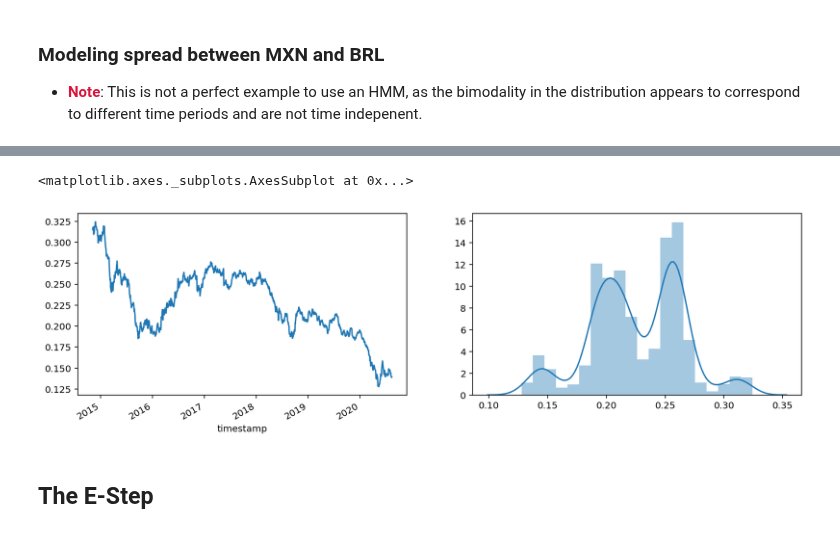
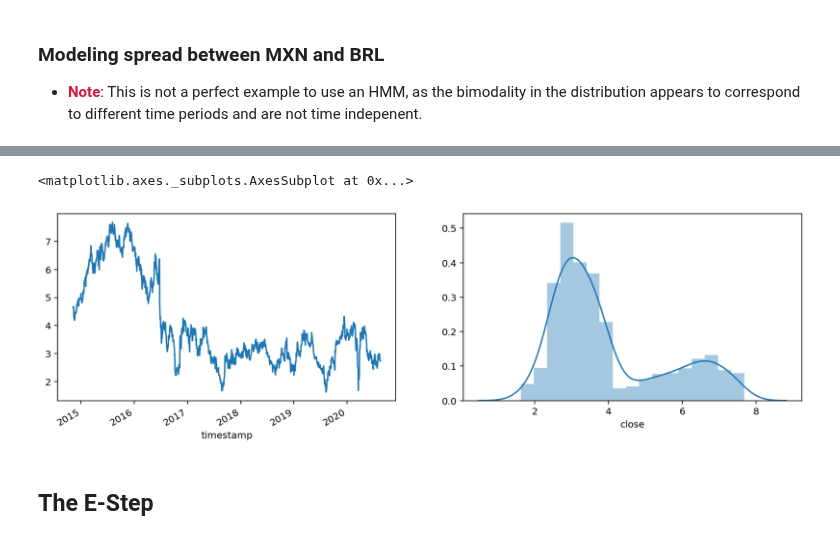
Before and after one commit to gerdm/prml, a Jupyter notebook: chapter13/em-hidden-markov-model.ipynb, the cells around one changed output, grey strips where cells are left out. Drawn from its saved outputs; the diff is of its cells as text; code cells hidden in the pictures.

```diff
--- a/chapter13/em-hidden-markov-model.ipynb
+++ b/chapter13/em-hidden-markov-model.ipynb
@@ -130,6 +131,7 @@ def download_fx_daily(from_symbol, to_symbol, api_key):
     return df
 # %%
 apikey = os.environ["AVANTAGE_API"]
-df_mxn = download_fx_daily("MXN", "USD", apikey)
-df_brl = download_fx_daily("BRL", "USD", apikey)
-df = (df_brl - df_mxn).dropna()
+df_mxn = download_fx_daily("GBP", "MXN", apikey)
+df_brl = download_fx_daily("EUR", "MXN", apikey)
+# %%
+df = (df_mxn - df_brl).dropna()
@@ -136,13 +143,13 @@ df = (df_brl - df_mxn).dropna()
 # %%
-df_mxn_brl = (df["high"] + df["low"]) / 2
+df_mxn_brl = df["close"]
 N, *_ = df_mxn_brl.shape
 
 fig, ax = plt.subplots(1, 2, figsize=(14, 4))
 df_mxn_brl.plot(ax=ax[0])
 sns.distplot(df_mxn_brl, ax=ax[1])
 # %% [output]
 <matplotlib.axes._subplots.AxesSubplot at 0x...>
-[figure, old version]
+[figure, new version]
 # %%
 X = df_mxn_brl.copy()
 # %% [markdown]
```
Also changed, not shown: parts of 44 cells of this notebook.
